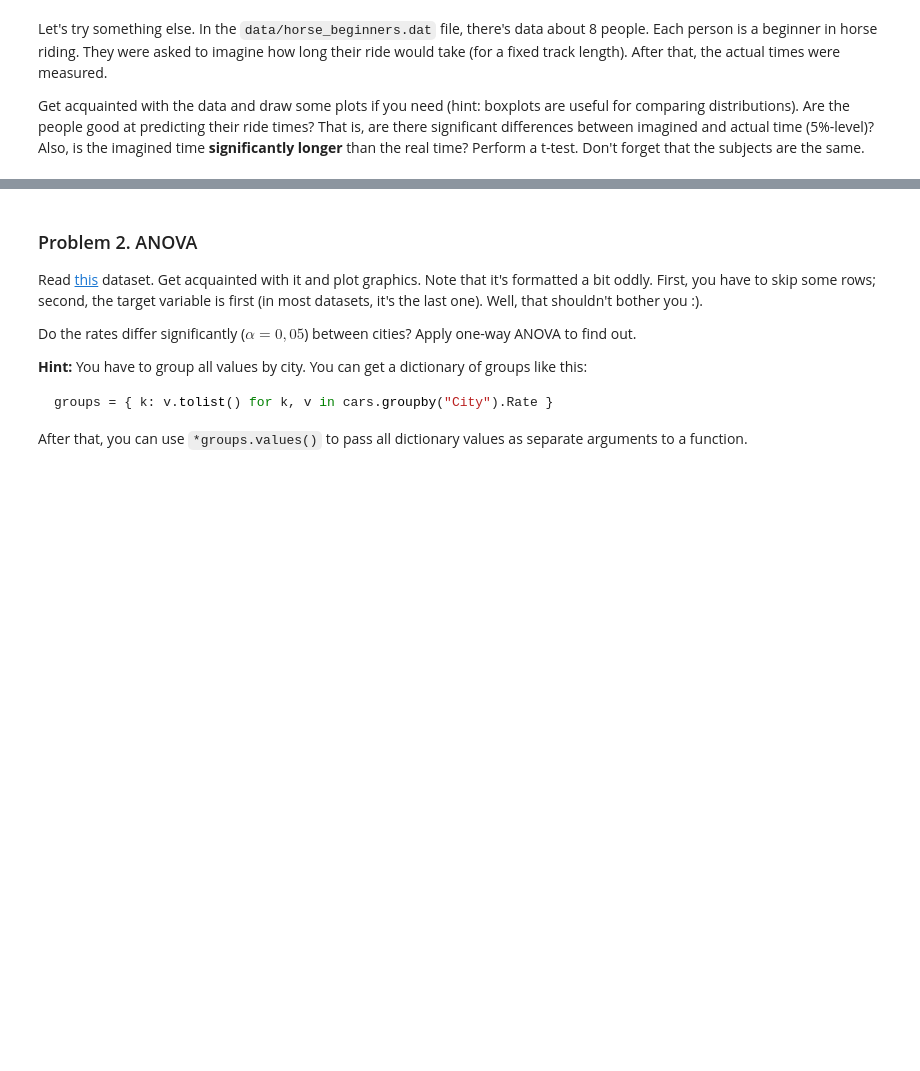
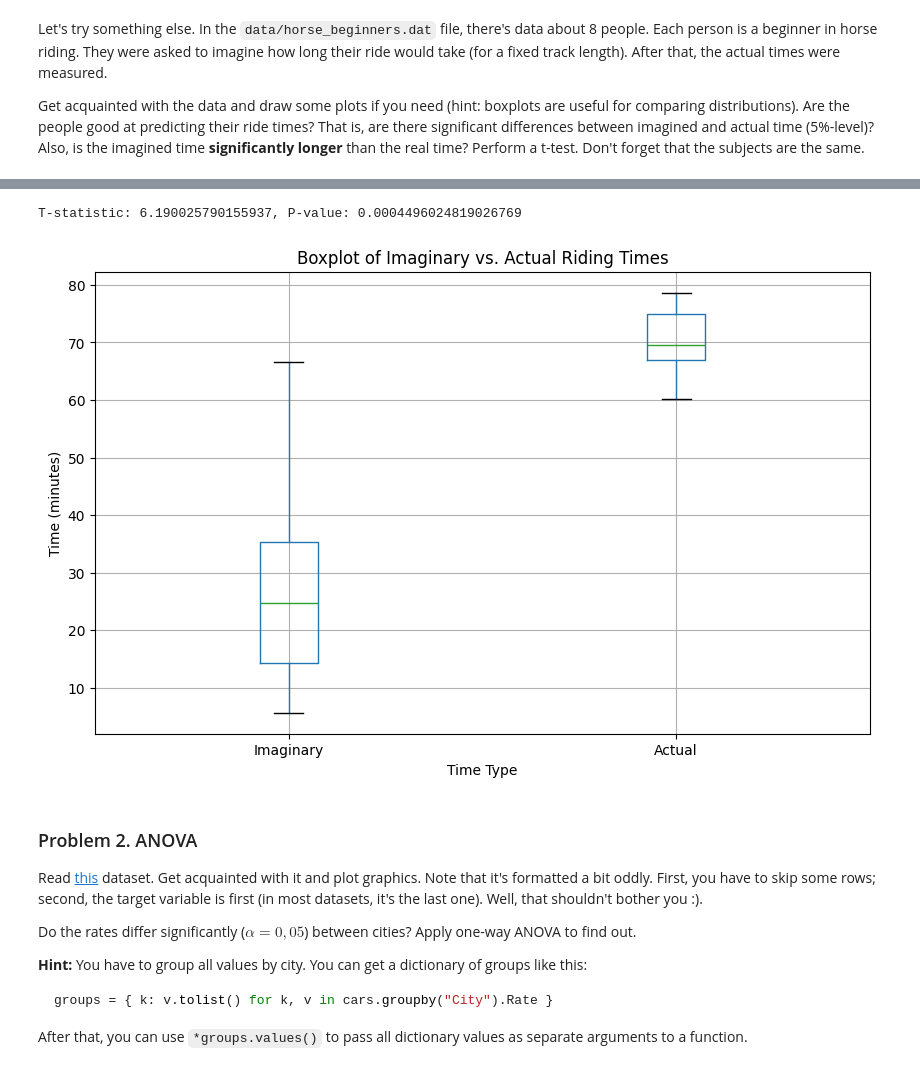
Before and after one commit to VilliTodorova/math_concepts_for_devs, a Jupyter notebook: 14.Hypothesis-Testing-Exercise/Hypothesis Testing Exercise - vt.ipynb, the cells around one changed output, grey strips where cells are left out. Drawn from its saved outputs; the diff is of its cells as text; code cells hidden in the pictures; blank space fills up the shorter version.

```diff
--- a/14.Hypothesis-Testing-Exercise/Hypothesis Testing Exercise - vt.ipynb
+++ b/14.Hypothesis-Testing-Exercise/Hypothesis Testing Exercise - vt.ipynb
@@ -77,0 +76,4 @@ Get acquainted with the data and draw some plots if you need (hint: boxplots are
+# %%
+horse_beginners = pd.read_fwf("data/horse_beginners.dat", index_col = 0)
+
+horse_beginners
@@ -78,3 +90,24 @@ Get acquainted with the data and draw some plots if you need (hint: boxplots are
+# %%
+t_stat, p_value = st.ttest_rel(horse_beginners['Actual'], horse_beginners['Imaginary'])
+
+print(f'T-statistic: {t_stat}, P-value: {p_value}')
+# %% [output]
+T-statistic: 6.190025790155937, P-value: 0.0004496024819026769
+# %%
+plt.figure(figsize=(10, 6))
+
+# Create a boxplot for both actual and imagined times
+horse_beginners[['Imaginary', 'Actual']].boxplot()
+
+# Adding titles and labels
+plt.title('Boxplot of Imaginary vs. Actual Riding Times')
+plt.xlabel('Time Type')
+plt.ylabel('Time (minutes)')
+
+# Show plot
+plt.show()
+# %% [output]
+[figure, added]
 # %% [markdown]
 ### Problem 2. ANOVA
 Read [this](http://www.itl.nist.gov/div898/education/anova/newcar.dat) dataset. Get acquainted with it and plot graphics. Note that it's formatted a bit oddly. First, you have to skip some rows; second, the target variable is first (in most datasets, it's the last one). Well, that shouldn't bother you :).
```
Also changed, not shown: parts of 12 cells of this notebook.
